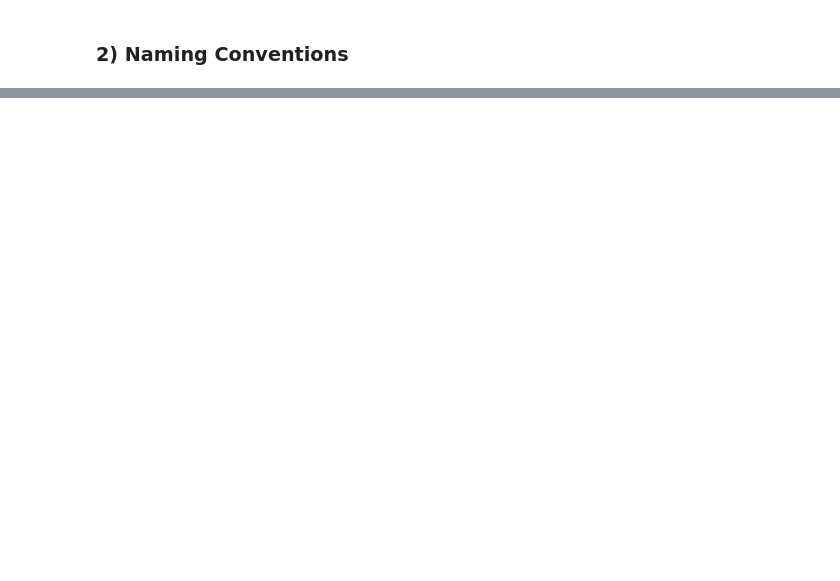
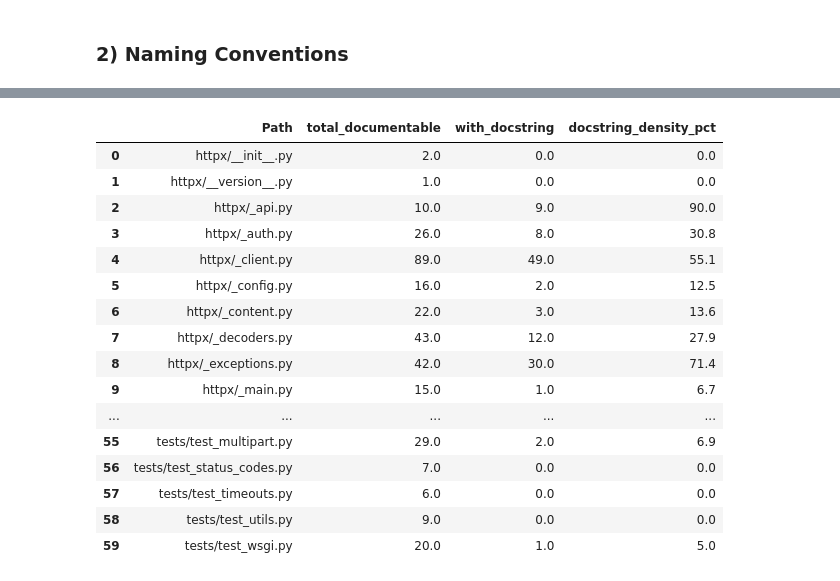
Before and after one commit to bhollis6/cs540_dataset_ready, a Jupyter notebook: main.ipynb, the cells around one changed output, grey strips where cells are left out. Saved outputs shown, nothing was run; the diff lists cells and outputs as text; code cells hidden in the pictures; blank space fills up the shorter version.

```diff
--- a/main.ipynb
+++ b/main.ipynb
@@ -170,0 +277,69 @@ df_folder_and_files.to_parquet('dataset.parquet')
+# %%
+def extract_docstring_density(source_code):
+    """Parse Python source and compute docstring density per file."""
+    if not isinstance(source_code, str) or not source_code.strip():
+        return {
+            'total_documentable': 0, 'with_docstring': 0,
+            'docstring_density_pct': 0.0
+        }
+    try:
+        tree = ast.parse(source_code)
+    except SyntaxError:
+        return {
+            'total_documentable': 0, 'with_docstring': 0,
+            'docstring_density_pct': 0.0
+        }
+
+    def has_docstring(node):
+        """Check if an AST node's first statement is a string constant (docstring)."""
+        if not hasattr(node, 'body') or len(node.body) == 0:
+            return False
+        first = node.body[0]
+        return (isinstance(first, ast.Expr)
+                and isinstance(first.value, ast.Constant)
+                and isinstance(first.value.value, str))
+
+    total_documentable = 0
+    with_docstring = 0
+
+    # Module-level docstring
+    total_documentable += 1
+    if has_docstring(tree):
+        with_docstring += 1
+
+    # Functions, async functions, and classes
+    for node in ast.walk(tree):
+        if isinstance(node, (ast.FunctionDef, ast.AsyncFunctionDef, ast.ClassDef)):
+            total_documentable += 1
+            if has_docstring(node):
+                with_docstring += 1
+
+    return {
+        'total_documentable': total_documentable,
+        'with_docstring': with_docstring,
+        'docstring_density_pct': round(with_docstring / total_documentable * 100, 1) if total_documentable > 0 else 0.0,
+    }
+
+# Apply to each Python file and expand into new columns
+doc_metrics = df_folder_and_files['Raw text'].apply(extract_docstring_density).apply(pd.Series)
+df_folder_and_files = pd.concat([df_folder_and_files, doc_metrics], axis=1)
+
+df_folder_and_files[['Path', 'total_documentable', 'with_docstring', 'docstring_density_pct']]
+# %% [output]
+|  | Path | total_documentable | with_docstring | docstring_density_pct |
+| 0 | httpx/__init__.py | 2.0 | 0.0 | 0.0 |
+| 1 | httpx/__version__.py | 1.0 | 0.0 | 0.0 |
+| 2 | httpx/_api.py | 10.0 | 9.0 | 90.0 |
+| 3 | httpx/_auth.py | 26.0 | 8.0 | 30.8 |
+| 4 | httpx/_client.py | 89.0 | 49.0 | 55.1 |
+| 5 | httpx/_config.py | 16.0 | 2.0 | 12.5 |
+| 6 | httpx/_content.py | 22.0 | 3.0 | 13.6 |
+| 7 | httpx/_decoders.py | 43.0 | 12.0 | 27.9 |
+| 8 | httpx/_exceptions.py | 42.0 | 30.0 | 71.4 |
+| 9 | httpx/_main.py | 15.0 | 1.0 | 6.7 |
+| ... | ... | ... | ... | ... |
+| 55 | tests/test_multipart.py | 29.0 | 2.0 | 6.9 |
+| 56 | tests/test_status_codes.py | 7.0 | 0.0 | 0.0 |
+| 57 | tests/test_timeouts.py | 6.0 | 0.0 | 0.0 |
+| 58 | tests/test_utils.py | 9.0 | 0.0 | 0.0 |
+| 59 | tests/test_wsgi.py | 20.0 | 1.0 | 5.0 |
```
Also changed, not shown: parts of 10 cells of this notebook, 3 other files.
